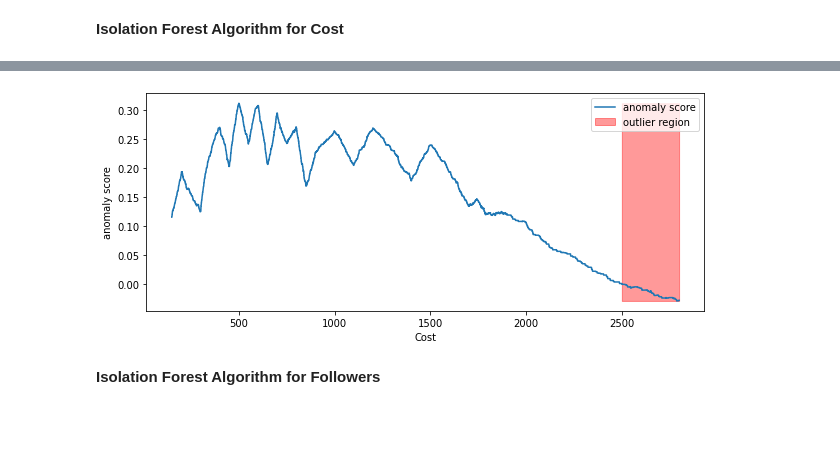
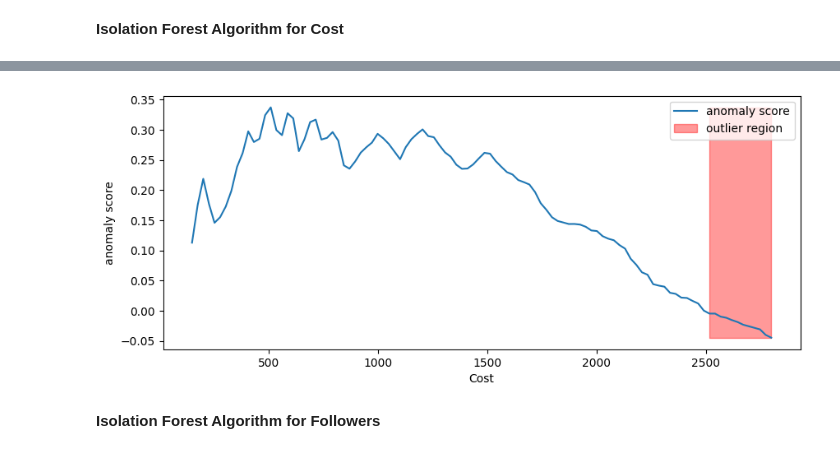
Before and after one commit to v1git12/Capstone-Project-4-Zomato-Restraurant-Clustering-And-Sentiment-Analysis, a Jupyter notebook: Zomato_Restaurant_Clustering_&_Sentiment_Analysis.ipynb, the cells around one changed output, grey strips where cells are left out. Cells and saved outputs as stored; diff of their text form; code cells hidden in the pictures; blank space fills up the shorter version.

Commit message:
Feature Engineering (Handling missing Values)

```diff
--- a/Zomato_Restaurant_Clustering_&_Sentiment_Analysis.ipynb
+++ b/Zomato_Restaurant_Clustering_&_Sentiment_Analysis.ipynb
@@ -925,3 +925,6 @@ social_customer_sorted[['Customer_Name','Pictures']]
 These are top social customers who have posted most number of pictures on Zomato
 # %% [markdown]
 #### Merging restaurant_df and reviews_df together
+# %%
+restaurant_df.rename({'Name':'Restaurant_name', 'Timings':'Restaurant_timings'},axis=1, inplace=True )
+restaurant_df.head(2)
@@ -1522,6 +1584,6 @@ Percentage of missing value in Collections is 51.43%
 # %%
 # We can drop the collection column since it has more than 50% of null values
 # But we are Filling null value in collection column with 'not avaialble' tag.
-restaurant_df.fillna('Not Available')
-#restaurant_df['Collections'].isna().sum()
+restaurant_df['Collections'].fillna('Not Available', inplace=True)
+restaurant_df['Collections'].isna().sum()
 # %% [output]
@@ -1743,6 +1790,6 @@ Polarity Column has nearly symmetrical data and has not outliers
 # %%
 from sklearn.ensemble import IsolationForest
 isolation_forest = IsolationForest(n_estimators=100, contamination=0.01)
-isolation_forest.fit(zomato_data['Cost'].values.reshape(-1, 1))
-zomato_data['anomaly_score_univariate_Cost'] = isolation_forest.decision_function(zomato_data['Cost'].values.reshape(-1, 1))
-zomato_data['outlier_univariate_Cost'] = isolation_forest.predict(zomato_data['Cost'].values.reshape(-1, 1))
+isolation_forest.fit(restaurant_df['Cost'].values.reshape(-1, 1))
+restaurant_df['anomaly_score_univariate_Cost'] = isolation_forest.decision_function(restaurant_df['Cost'].values.reshape(-1, 1))
+restaurant_df['outlier_univariate_Cost'] = isolation_forest.predict(restaurant_df['Cost'].values.reshape(-1, 1))
@@ -1749,19 +1805,19 @@ zomato_data['outlier_univariate_Cost'] = isolation_forest.predict(zomato_data['C
 # %%
-xx = np.linspace(zomato_data['Cost'].min(), zomato_data['Cost'].max(), len(zomato_data)).reshape(-1,1)
+xx = np.linspace(restaurant_df['Cost'].min(), restaurant_df['Cost'].max(), len(restaurant_df)).reshape(-1,1)
 anomaly_score = isolation_forest.decision_function(xx)
 outlier = isolation_forest.predict(xx)
 
 plt.figure(figsize=(10,4))
 plt.plot(xx, anomaly_score, label='anomaly score')
 plt.fill_between(xx.T[0], np.min(anomaly_score), np.max(anomaly_score),
                  where=outlier==-1, color='r',
                  alpha=.4, label='outlier region')
 plt.legend()
 plt.ylabel('anomaly score')
 plt.xlabel('Cost')
 plt.show();
 # %% [output]
-[figure, old version]
+[figure, new version]
 # %% [markdown]
 **Isolation Forest Algorithm for Followers**
 # %%
```
Also changed, not shown: parts of 101 cells of this notebook.
